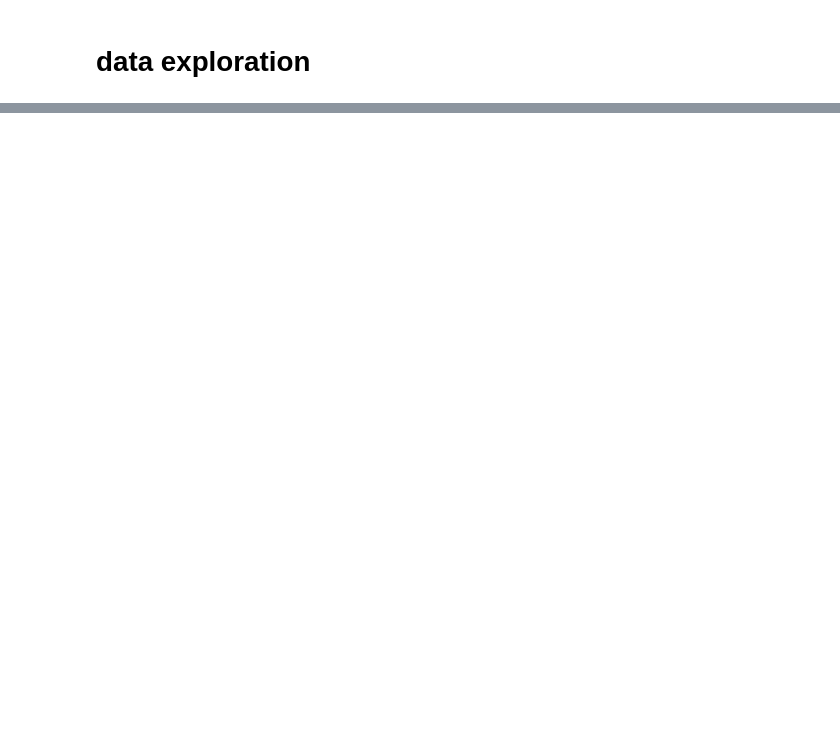
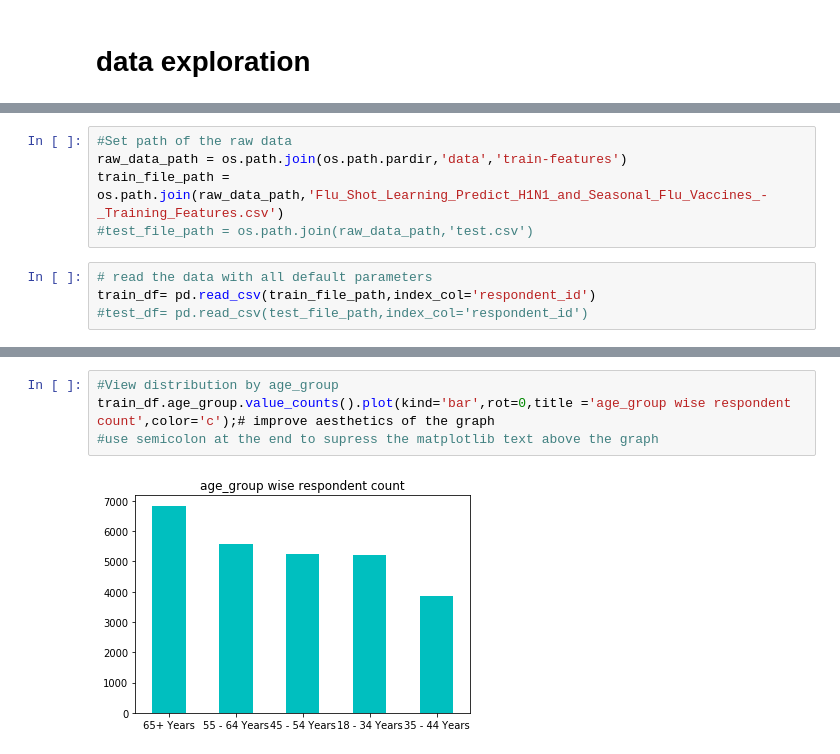
Before and after one commit to of-rupesh/flu-vaccine-learning, a Jupyter notebook: model-1/model1.ipynb, the cells around one changed output, grey strips where cells are left out. Saved outputs shown, nothing was run; the diff lists cells and outputs as text; blank space fills up the shorter version.

Commit message:
Update model1.ipynb
Explore train dataset structure,
respondents distribution by various categorical variables

```diff
--- a/model-1/model1.ipynb
+++ b/model-1/model1.ipynb
@@ -27,0 +15,9 @@ raw_data.shape
+# %%
+#Set path of the raw data
+raw_data_path = os.path.join(os.path.pardir,'data','train-features')
+train_file_path = os.path.join(raw_data_path,'Flu_Shot_Learning_Predict_H1N1_and_Seasonal_Flu_Vaccines_-_Training_Features.csv')
+#test_file_path = os.path.join(raw_data_path,'test.csv')
+# %%
+# read the data with all default parameters
+train_df= pd.read_csv(train_file_path,index_col='respondent_id')
+#test_df= pd.read_csv(test_file_path,index_col='respondent_id')
@@ -27,0 +117,6 @@ raw_data.shape
+# %%
+#View distribution by age_group
+train_df.age_group.value_counts().plot(kind='bar',rot=0,title ='age_group wise respondent count',color='c');# improve aesthetics of the graph
+#use semicolon at the end to supress the matplotlib text above the graph
+# %% [output]
+[figure, added]
```
Also changed, not shown: parts of 16 cells of this notebook.
